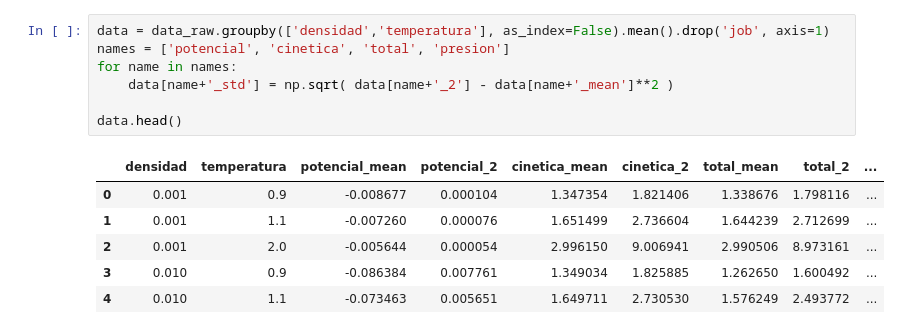
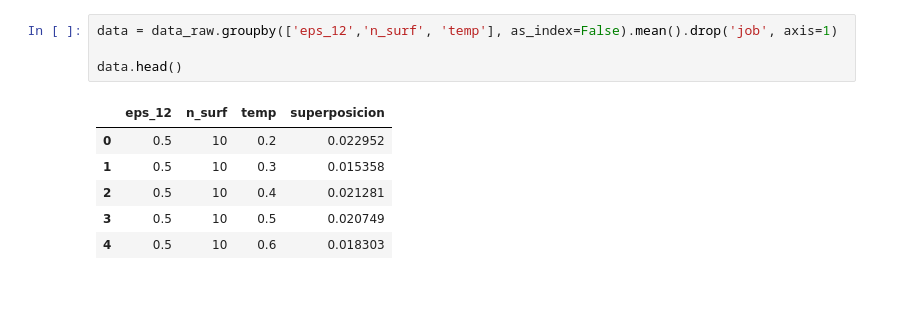
Before and after one commit to sstandre/dinamica_surfactante, a Jupyter notebook: analisis.ipynb, the cells around one changed output. Cells and saved outputs as stored; diff of their text form; blank space fills up the shorter version.

```diff
--- a/analisis.ipynb
+++ b/analisis.ipynb
@@ -39,14 +39,11 @@ data_raw.head(10)
 # %%
-data = data_raw.groupby(['densidad','temperatura'], as_index=False).mean().drop('job', axis=1)
-names = ['potencial', 'cinetica', 'total', 'presion']
-for name in names:
-    data[name+'_std'] = np.sqrt( data[name+'_2'] - data[name+'_mean']**2 )
+data = data_raw.groupby(['eps_12','n_surf', 'temp'], as_index=False).mean().drop('job', axis=1)
 
 data.head()
 # %% [output]
-|  | densidad | temperatura | potencial_mean | potencial_2 | cinetica_mean | cinetica_2 | total_mean | total_2 | ... |
-| 0 | 0.001 | 0.9 | -0.008677 | 0.000104 | 1.347354 | 1.821406 | 1.338676 | 1.798116 | ... |
-| 1 | 0.001 | 1.1 | -0.007260 | 0.000076 | 1.651499 | 2.736604 | 1.644239 | 2.712699 | ... |
-| 2 | 0.001 | 2.0 | -0.005644 | 0.000054 | 2.996150 | 9.006941 | 2.990506 | 8.973161 | ... |
-| 3 | 0.010 | 0.9 | -0.086384 | 0.007761 | 1.349034 | 1.825885 | 1.262650 | 1.600492 | ... |
-| 4 | 0.010 | 1.1 | -0.073463 | 0.005651 | 1.649711 | 2.730530 | 1.576249 | 2.493772 | ... |
+|  | eps_12 | n_surf | temp | superposicion |
+| 0 | 0.5 | 10 | 0.2 | 0.022952 |
+| 1 | 0.5 | 10 | 0.3 | 0.015358 |
+| 2 | 0.5 | 10 | 0.4 | 0.021281 |
+| 3 | 0.5 | 10 | 0.5 | 0.020749 |
+| 4 | 0.5 | 10 | 0.6 | 0.018303 |
```
Also changed, not shown: parts of 8 cells of this notebook, 1 other file.
